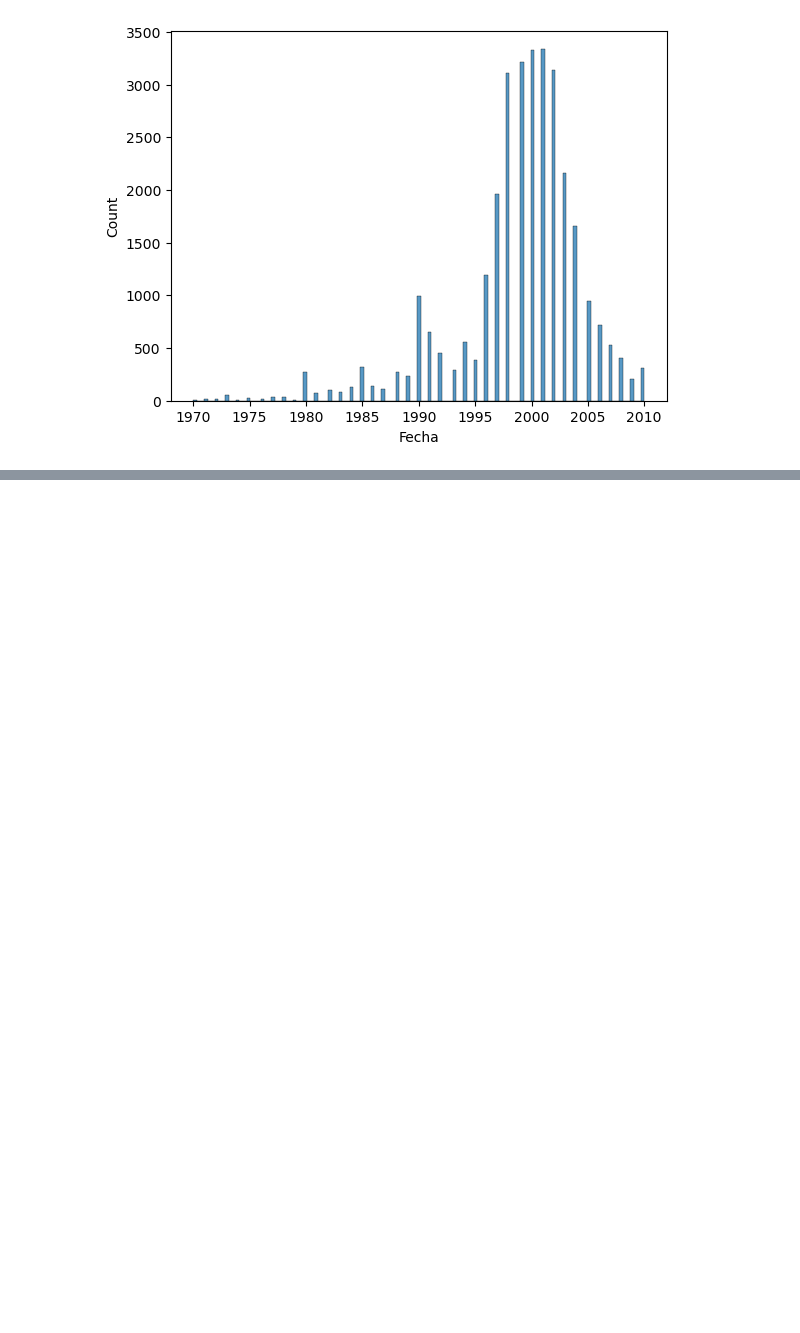
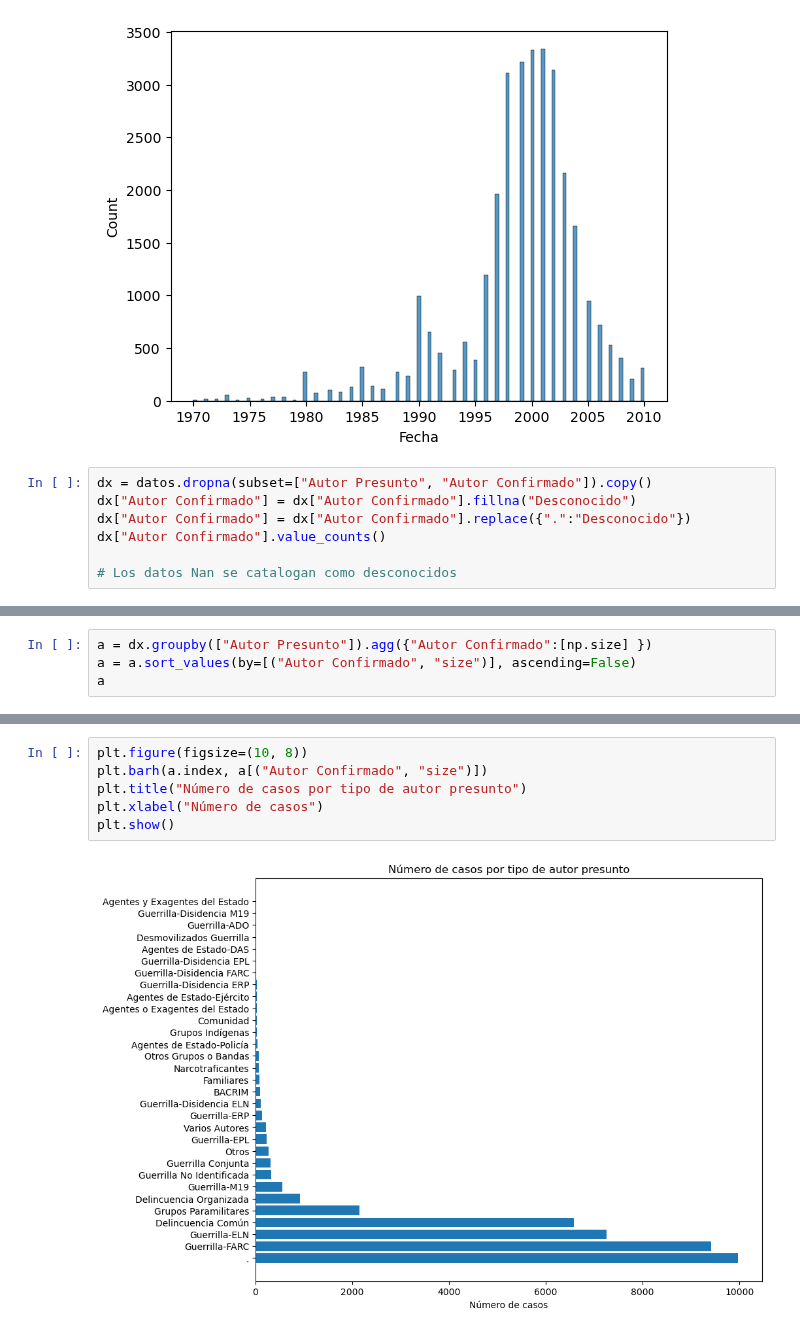
Before and after one commit to onavarrete04/Introduccion-Ciencia-Datos, a Jupyter notebook: Data Cleaning .ipynb, the cells around one changed output, grey strips where cells are left out. Cells and saved outputs as stored; diff of their text form; blank space fills up the shorter version.

Commit message:
manipulando datos y realizando pequeños ejercicios

```diff
--- a/Data Cleaning .ipynb
+++ b/Data Cleaning .ipynb
@@ -266,3 +268,10 @@ sns.histplot(x=dx.Fecha.dt.year)
 # %% [output]
 <AxesSubplot:xlabel='Fecha', ylabel='Count'>
 [figure]
+# %%
+dx = datos.dropna(subset=["Autor Presunto", "Autor Confirmado"]).copy()
+dx["Autor Confirmado"] = dx["Autor Confirmado"].fillna("Desconocido")
+dx["Autor Confirmado"] = dx["Autor Confirmado"].replace({".":"Desconocido"})
+dx["Autor Confirmado"].value_counts()
+
+# Los datos Nan se catalogan como desconocidos
@@ -268,0 +298,4 @@ sns.histplot(x=dx.Fecha.dt.year)
+# %%
+a = dx.groupby(["Autor Presunto"]).agg({"Autor Confirmado":[np.size] })
+a = a.sort_values(by=[("Autor Confirmado", "size")], ascending=False)
+a
@@ -268,0 +330,8 @@ sns.histplot(x=dx.Fecha.dt.year)
+# %%
+plt.figure(figsize=(10, 8))
+plt.barh(a.index, a[("Autor Confirmado", "size")])
+plt.title("Número de casos por tipo de autor presunto")
+plt.xlabel("Número de casos")
+plt.show()
+# %% [output]
+[figure, added]
```
Also changed, not shown: parts of 13 cells of this notebook, 1 other file.
